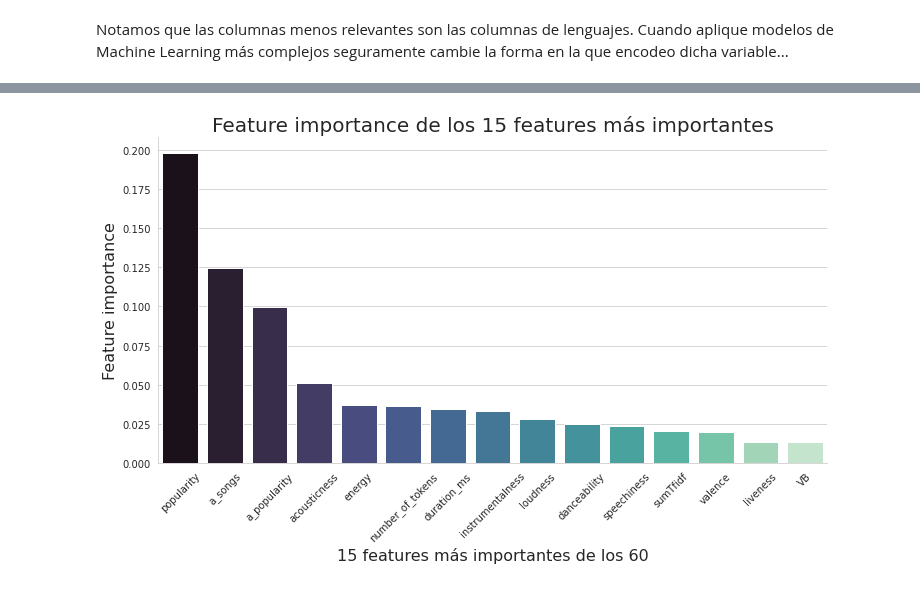
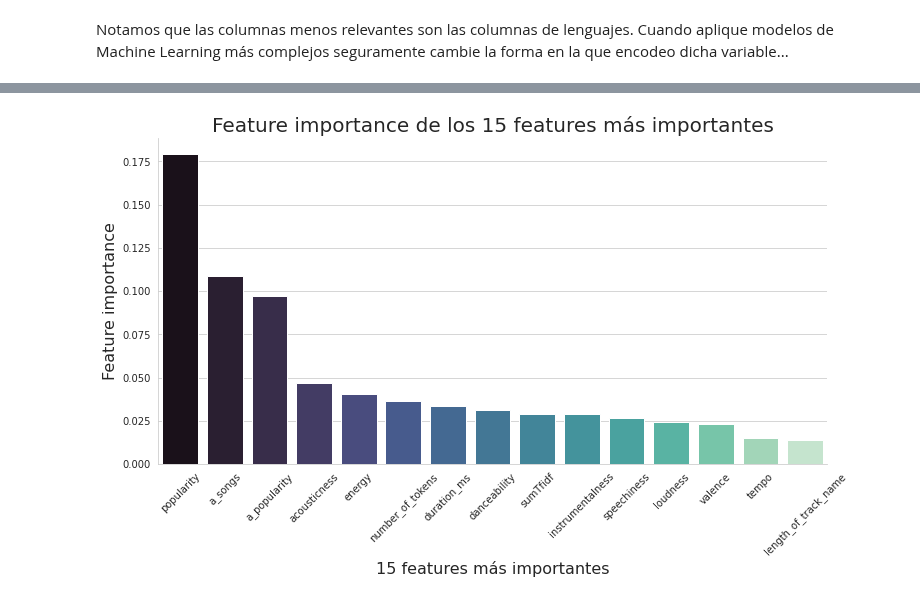
Before and after one commit to Nacho2904/orga_de_datos, a Jupyter notebook: tp3_parte_2.ipynb, the cells around one changed output, grey strips where cells are left out. Drawn from its saved outputs; the diff is of its cells as text; code cells hidden in the pictures.

```diff
--- a/tp3_parte_2.ipynb
+++ b/tp3_parte_2.ipynb
@@ -152,3 +163,10 @@ validation_set = df_music_filtered_genres[df_music_filtered_genres["artist"].isi
+# %%
+def mean_hot_encoder_for_lang(df_music: pd.DataFrame, df_training: pd.DataFrame) -> pd.DataFrame:
+  df_training_grouped_by_lang = df_training.groupby("language").mean().reset_index()[["language", "popularity", "a_popularity", "loudness"]]
+  df_new_columns = df_music.merge(df_training_grouped_by_lang, on = "language", how = "left")
+  return df_new_columns[["popularity_y", "a_popularity_y", "loudness_y"]].fillna(0)
+
+mean_hot_encoder_using_training_set = lambda df_to_encode: mean_hot_encoder_for_lang(df_to_encode, df_music_train_filtered)
 # %%
 from sklearn.compose import ColumnTransformer
 from sklearn.linear_model import LogisticRegression
@@ -159,9 +177,11 @@ text_features = ["track_name", "lyric", "artist"]
 numerical_features = ["a_songs", "a_popularity", "popularity", "acousticness", "danceability", "duration_ms",
                    "energy", "instrumentalness", "liveness", "loudness", "speechiness", "tempo", "valence"]
 
-ordinal_features = ["mode", "key", "time_signature"]
+ordinal_features = ["key", "time_signature"]
 
-one_hot_features = ["language"]
+one_hot_features = ["mode"]
+
+mean_enc_features = ["language"]
 
 artist_genres = ["a_genres", "genre"]
 
@@ -174,10 +194,11 @@ full_processor = ColumnTransformer(transformers=[
     ('text_tf_idf', preprocessing.FunctionTransformer(get_sum_tfidf_from_lyrics), text_features),
     ('text_simple_transforms', preprocessing.FunctionTransformer(get_length_transforms_for_text), text_features),
     ('text_POS_count', preprocessing.FunctionTransformer(get_POS_chunk_taggin_counts_for_text), text_features),
-    ('one-hot', preprocessing.OneHotEncoder(), one_hot_features),
+    ('mean_encoding', preprocessing.FunctionTransformer(mean_hot_encoder_using_training_set), list(df_music_train_filtered.columns)),
+    ('one_hot_encoding', preprocessing.OneHotEncoder(), one_hot_features),
     ('numerical', identity_transformer, numerical_features),
-    ('ordinal', ordinalEncoder, ordinal_features),
-])
+    ('ordinal', preprocessing.OrdinalEncoder(categories = [['C', 'C#', 'D', 'D#', 'E', 'F', 'F#', 'G', 'G#', 'A', 'A#', 'B'],
+                                                            ['1/4', '3/4', '4/4', '5/4']]), ordinal_features)])
 
 logistic_regression_pipeline = Pipeline(steps = [
     ('preprocess_X', full_processor),
@@ -189,7 +210,7 @@ logistic_regression_pipeline = Pipeline(steps = [
 labelEncoder = preprocessing.LabelEncoder()
 labelEncoder.fit(eliminate_genres_without_enough_observations(df_music_train_filtered)["genre"])
 y_train = labelEncoder.transform(train_set["genre"])
-X_train = full_processor.fit_transform(train_set.fillna(""))
+X_train = full_processor.fit_transform(eliminate_genres_without_enough_observations(train_set).fillna(""))
 #logistic_regression_pipeline.fit(train_set.fillna(""), y_train)
 # %%
 y_valid = labelEncoder.transform(validation_set["genre"])
@@ -243,11 +261,11 @@ Fitteamos un decision tree al dataset para analizar las features de mayor import
 # %%
 df_X = pd.DataFrame(X_train)
 df_X.columns = ["negativeScore", "positiveScore", "neutralScore", "compoundScore"] + ["sumTfidf"] + \
-                  ["length_lyrics", "length_of_track_name", "number_of_lines", "number_of_tokens", "number_of_tokens_in_track_name"] + \
-                  ["FW", "JJR", "JJS", "NN", "NNS", "NNP", "NNPS", "PDT", "PRP", "RB", "RBR", "RBS",
+                  ["length_lyrics", "length_of_track_name", "number_of_lines", "number_of_tokens"] + \
+                  ["FW", "JJR", "NN", "NNS", "NNP", "PDT", "PRP", "RB", "RBR",
                    "UH", "VB", "VBG", "VBD", "VBN", "VBP", "VBZ", "other"] + \
-                  ['ca', 'de', 'en', 'es', 'fr', 'ga', 'gl', 'is', 'it', 'pt', 'rw',
-        'su', 'tl', "None"] + numerical_features + ordinal_features
+                  ["Minus", "Major"] + \
+                  ["popularity_by_lang", "a_popularity_by_lang", "loudness_by_lang"] + numerical_features + ordinal_features
 # %%
 from sklearn.tree import DecisionTreeClassifier
 decision_tree_model = DecisionTreeClassifier()
@@ -295,12 +303,12 @@ sns.despine()
 # %%
 sns.set_style("whitegrid")
 plt.figure(figsize = (12,6))
 sns.barplot(features_por_importancia[:15], y = np.sort(decision_tree_model.feature_importances_)[::-1][:15],
             palette = "mako")
 plt.xticks(rotation = 45)
-plt.xlabel("15 features más importantes de los 60", fontsize = 16)
+plt.xlabel("15 features más importantes", fontsize = 16)
 plt.ylabel("Feature importance", fontsize = 16)
 plt.title("Feature importance de los 15 features más importantes", fontsize = 20)
 sns.despine();
 # %% [output]
-[figure, old version]
+[figure, new version]
```
Also changed, not shown: parts of 16 cells of this notebook.
